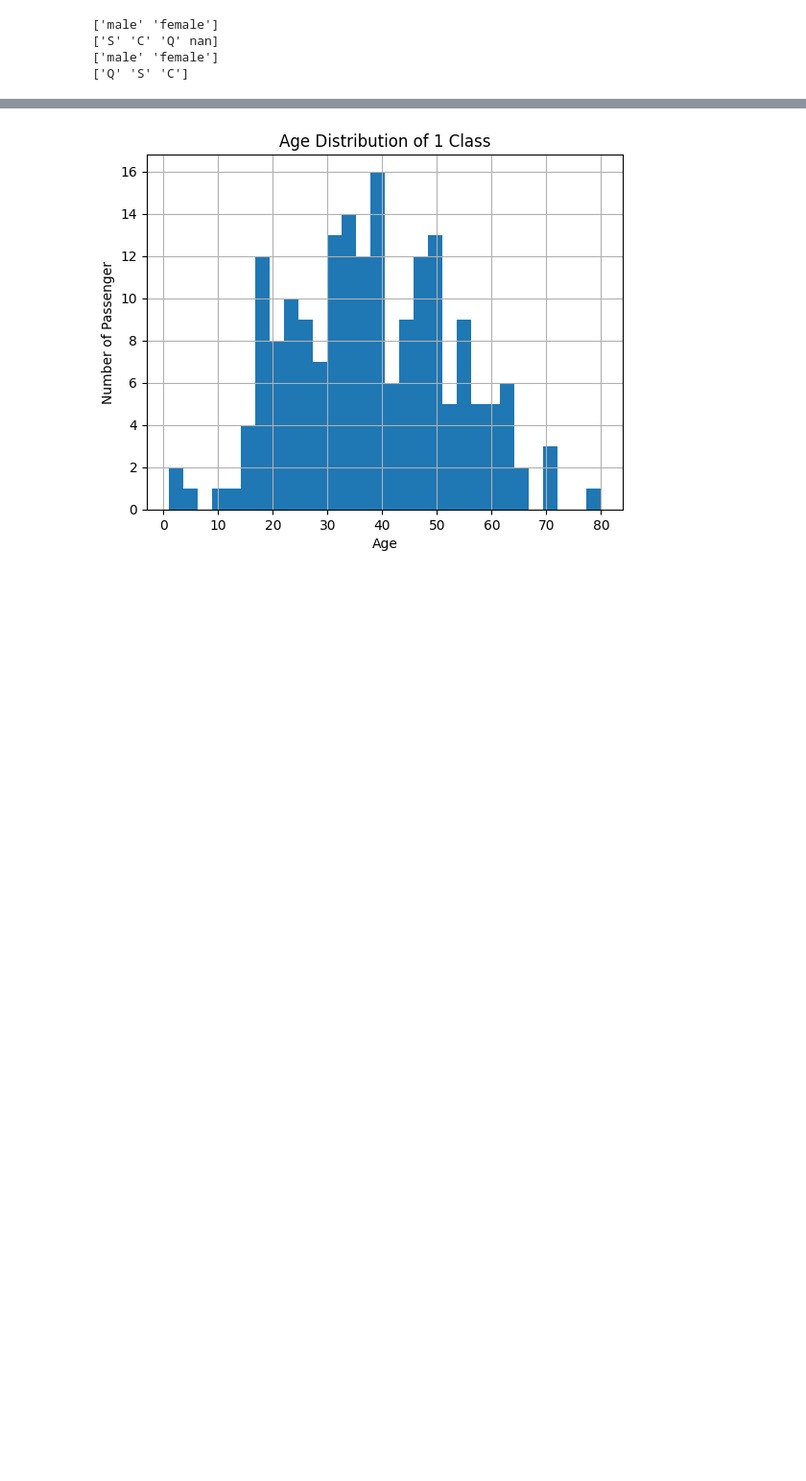
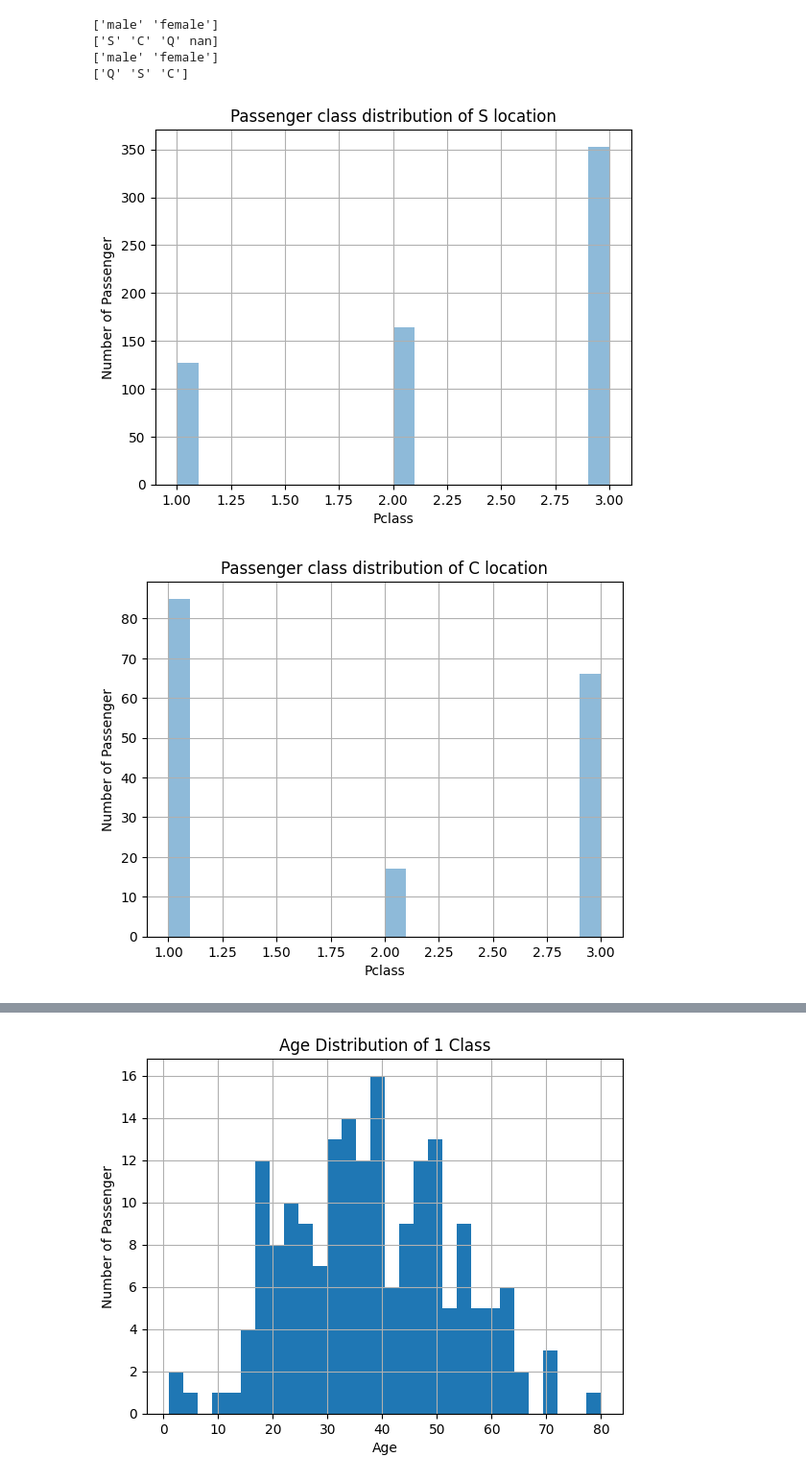
Before and after one commit to Yamm23/Learning-Macine-Learning, a Jupyter notebook: Titanic_Dataset.ipynb, the cells around one changed output, grey strips where cells are left out. Shown: that part at 96% size. Drawn from its saved outputs; the diff is of its cells as text; code cells hidden in the pictures; blank space fills up the shorter version.

```diff
--- a/Titanic_Dataset.ipynb
+++ b/Titanic_Dataset.ipynb
@@ -77,3 +77,14 @@ print(test_df['Embarked'].unique())
 ['S' 'C' 'Q' nan]
 ['male' 'female']
 ['Q' 'S' 'C']
+# %%
+for embarkation in (train_df['Embarked'].unique()):
+  plt.figure()
+  train_df[train_df['Embarked']==embarkation]['Pclass'].hist(bins=20,alpha=0.5)
+  plt.title(f"Passenger class distribution of {embarkation} location")
+  plt.xlabel('Pclass')
+  plt.ylabel('Number of Passenger')
+  plt.show()
+# %% [output]
+[figure, added]
+[figure, added]
```
Also changed, not shown: parts of 10 cells of this notebook.
